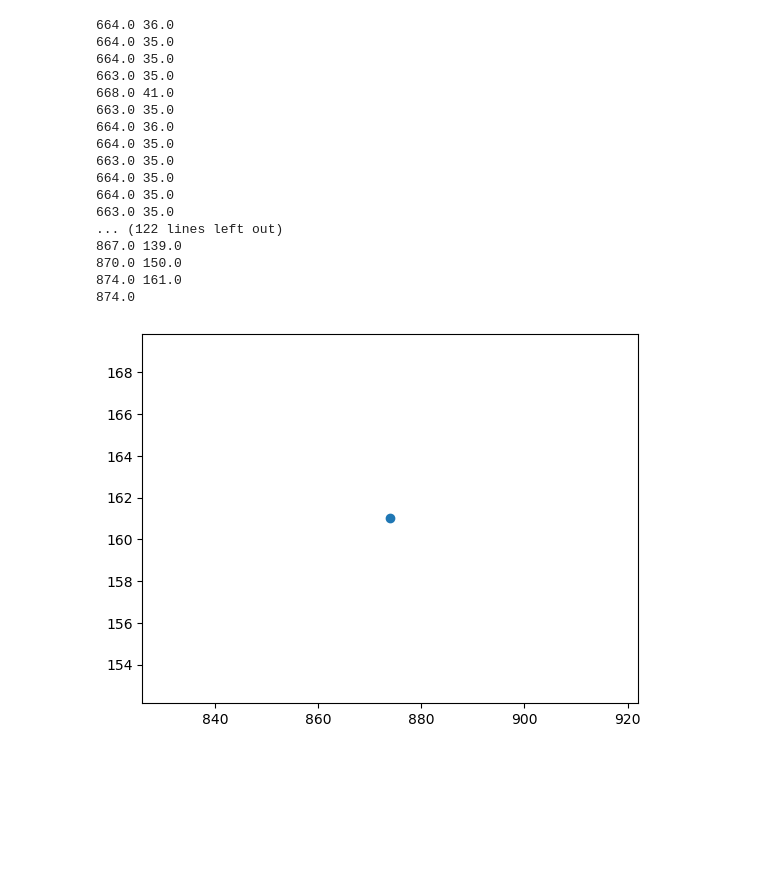
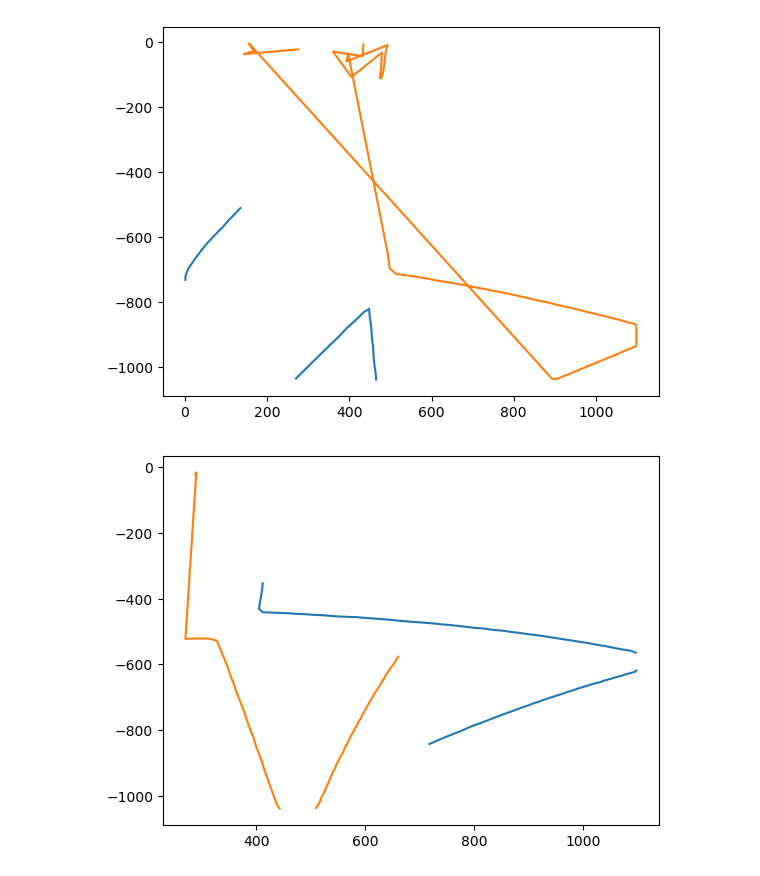
Before and after one commit to SeungheonOh/Physics206Labs, a Jupyter notebook: lab4/lab.ipynb, the cells around one changed output. Drawn from its saved outputs; the diff is of its cells as text; code cells hidden in the pictures; blank space fills up the shorter version.

```diff
--- a/lab4/lab.ipynb
+++ b/lab4/lab.ipynb
@@ -9,46 +12,18 @@ def distance(a, b):
-# %%
-DATA_PATH = "data/New/"
-
-for i in range(1, 9):
-    data = pandas.read_csv(DATA_PATH + "{}.csv".format(i))
-
-    point_of_contect = {}
-    pxs = []
-    pys = []
-    px = []
-    py = []
-
-    for _, row in data.iterrows():
-        x = row["position_px_x-lightorange"]
-        y = row["position_px_y-lightorange"]
-        print(x, y)
-        if math.isnan(x) or math.isnan(y):
-            continue
-        px.append(x)
-        py.append(y)
-
-    plt.scatter(x, y)
-
-    print(x)
-    break
-
-plt.show()
-# %% [output]
-664.0 36.0
-664.0 35.0
-664.0 35.0
-663.0 35.0
-668.0 41.0
-663.0 35.0
-664.0 36.0
-664.0 35.0
-663.0 35.0
-664.0 35.0
-664.0 35.0
-663.0 35.0
-... (122 lines left out)
-867.0 139.0
-870.0 150.0
-874.0 161.0
-874.0
-[figure, removed]
+# %%
+DATA_PATH = "data/New/"
+
+DISCARD_AMOUNT = [2400, 2350, 0, 0, 0, 0, 0, 2500]
+
+# 10g
+MASS = 10
+# %%
+for i in range(1, 9):
+    data = pandas.read_csv(DATA_PATH + "{}.csv".format(i))
+    data = data[data["timestamp"] > DISCARD_AMOUNT[i-1]]
+
+    plt.plot(data["position_px_x-hotpink"], -1 * data["position_px_y-hotpink"])
+    plt.plot(data["position_px_x-lightorange"], -1 * data["position_px_y-lightorange"])
+    plt.show()
+# %% [output]
+[figure, added]
+[figure, added]
```
Also changed, not shown: parts of 5 cells of this notebook, 18 other files.
